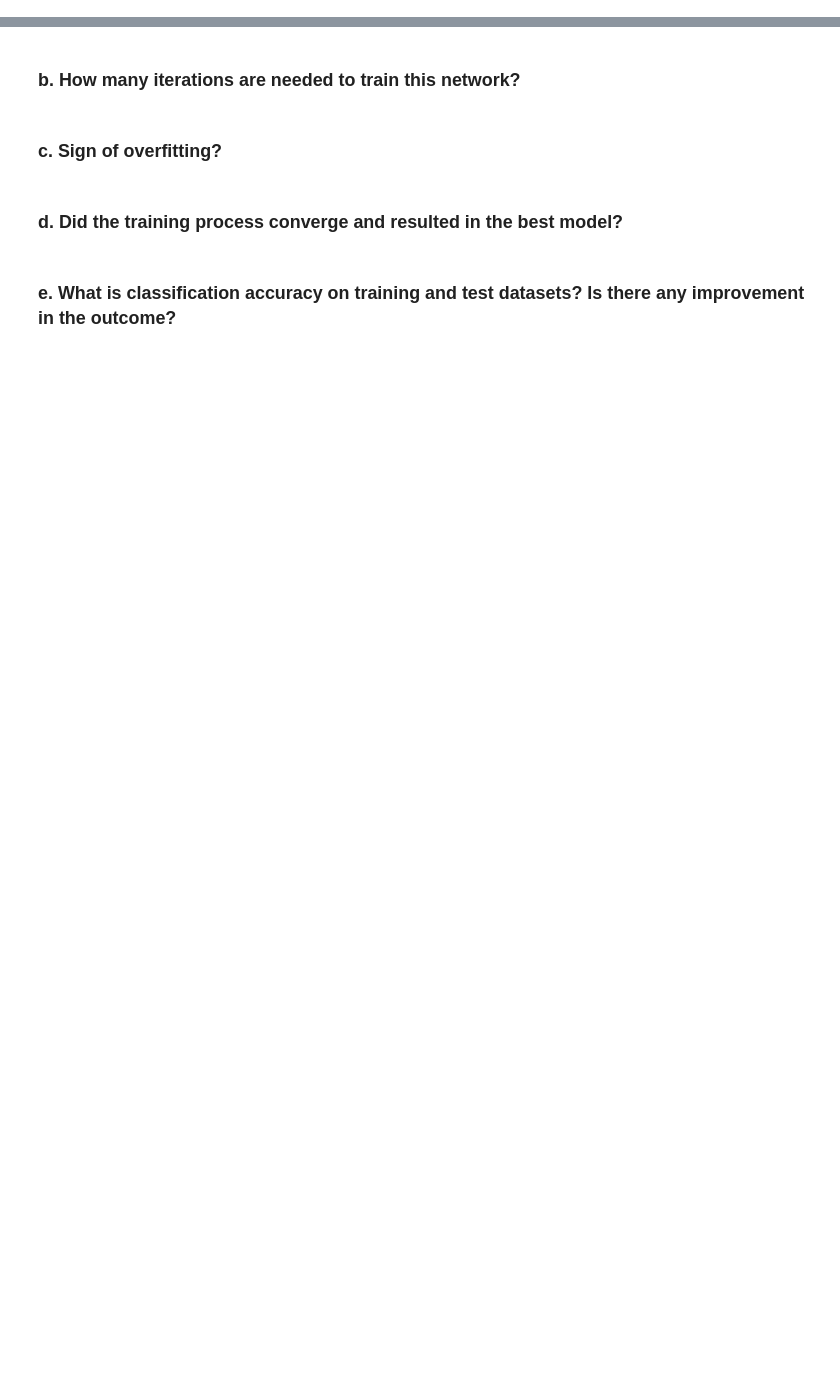
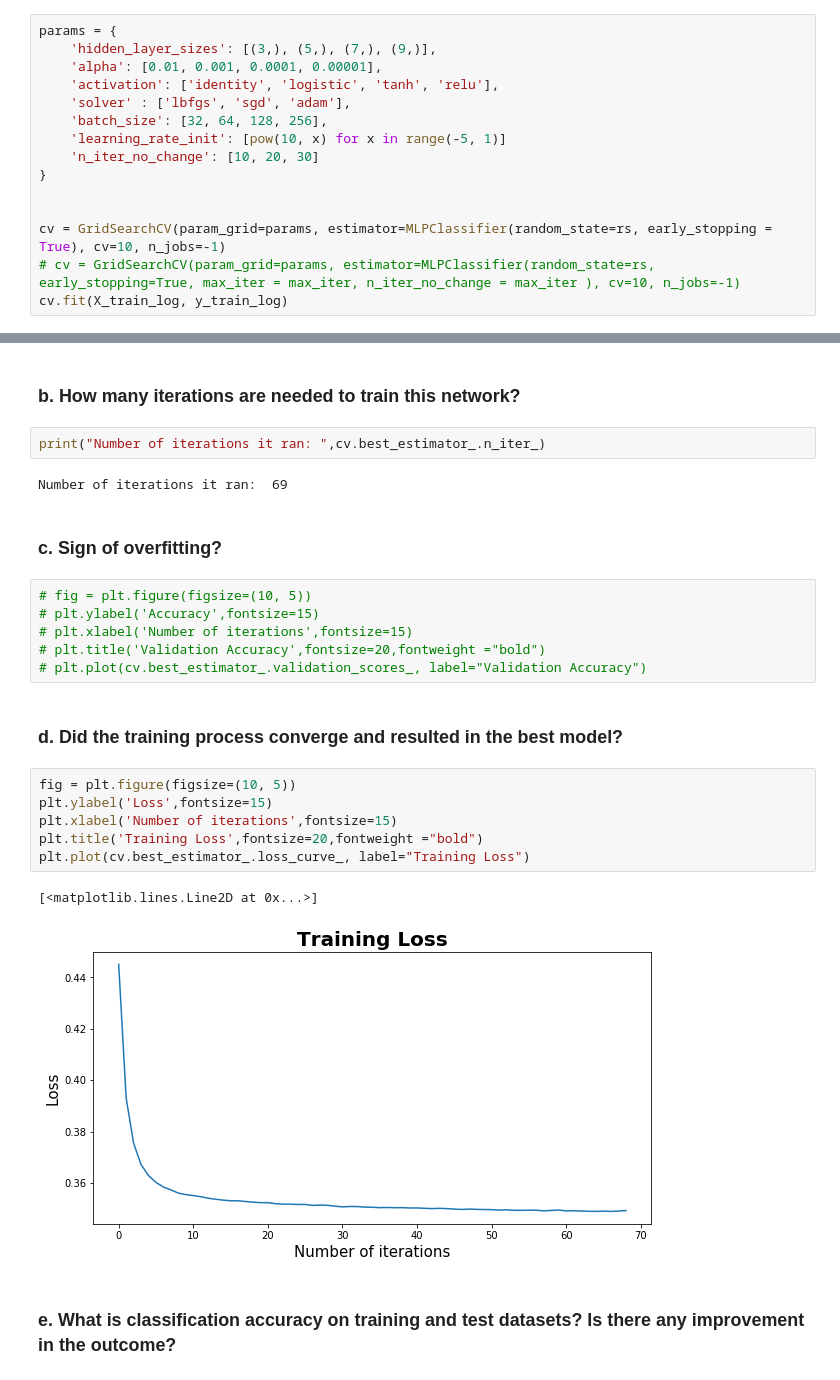
Before and after one commit to ChihchengHsieh/IFN645Assignment1, a Jupyter notebook: Assignment1.ipynb, the cells around one changed output, grey strips where cells are left out. Saved outputs shown, nothing was run; the diff lists cells and outputs as text; blank space fills up the shorter version.

```diff
--- a/Assignment1.ipynb
+++ b/Assignment1.ipynb
@@ -643,2 +741,17 @@ weighted avg       0.76      0.87      0.81     12067
 # %% [markdown]
 ## 2. Refine this network by tuning it with GridSearchCV.
+# %%
+params = {
+    'hidden_layer_sizes': [(3,), (5,), (7,), (9,)],
+    'alpha': [0.01, 0.001, 0.0001, 0.00001],
+    'activation': ['identity', 'logistic', 'tanh', 'relu'],
+    'solver' : ['lbfgs', 'sgd', 'adam'],
+    'batch_size': [32, 64, 128, 256],
+    'learning_rate_init': [pow(10, x) for x in range(-5, 1)]
+    'n_iter_no_change': [10, 20, 30]
+}
+
+
+cv = GridSearchCV(param_grid=params, estimator=MLPClassifier(random_state=rs, early_stopping = True), cv=10, n_jobs=-1)
+# cv = GridSearchCV(param_grid=params, estimator=MLPClassifier(random_state=rs, early_stopping=True, max_iter = max_iter, n_iter_no_change = max_iter ), cv=10, n_jobs=-1)
+cv.fit(X_train_log, y_train_log)
@@ -647,8 +782,27 @@ weighted avg       0.76      0.87      0.81     12067
 # %% [markdown]
 ### b. How many iterations are needed to train this network?
+# %%
+print("Number of iterations it ran: ",cv.best_estimator_.n_iter_)
+# %% [output]
+Number of iterations it ran:  69
 # %% [markdown]
 ### c. Sign of overfitting?
+# %%
+# fig = plt.figure(figsize=(10, 5))
+# plt.ylabel('Accuracy',fontsize=15)
+# plt.xlabel('Number of iterations',fontsize=15)
+# plt.title('Validation Accuracy',fontsize=20,fontweight ="bold")
+# plt.plot(cv.best_estimator_.validation_scores_, label="Validation Accuracy")
 # %% [markdown]
 ### d. Did the training process converge and resulted in the best model?
+# %%
+fig = plt.figure(figsize=(10, 5))
+plt.ylabel('Loss',fontsize=15)
+plt.xlabel('Number of iterations',fontsize=15)
+plt.title('Training Loss',fontsize=20,fontweight ="bold")
+plt.plot(cv.best_estimator_.loss_curve_, label="Training Loss")
+# %% [output]
+[<matplotlib.lines.Line2D at 0x...>]
+[figure, added]
 # %% [markdown]
 ### e. What is classification accuracy on training and test datasets? Is there any improvement in the outcome?
```
Also changed, not shown: parts of 64 cells of this notebook.
